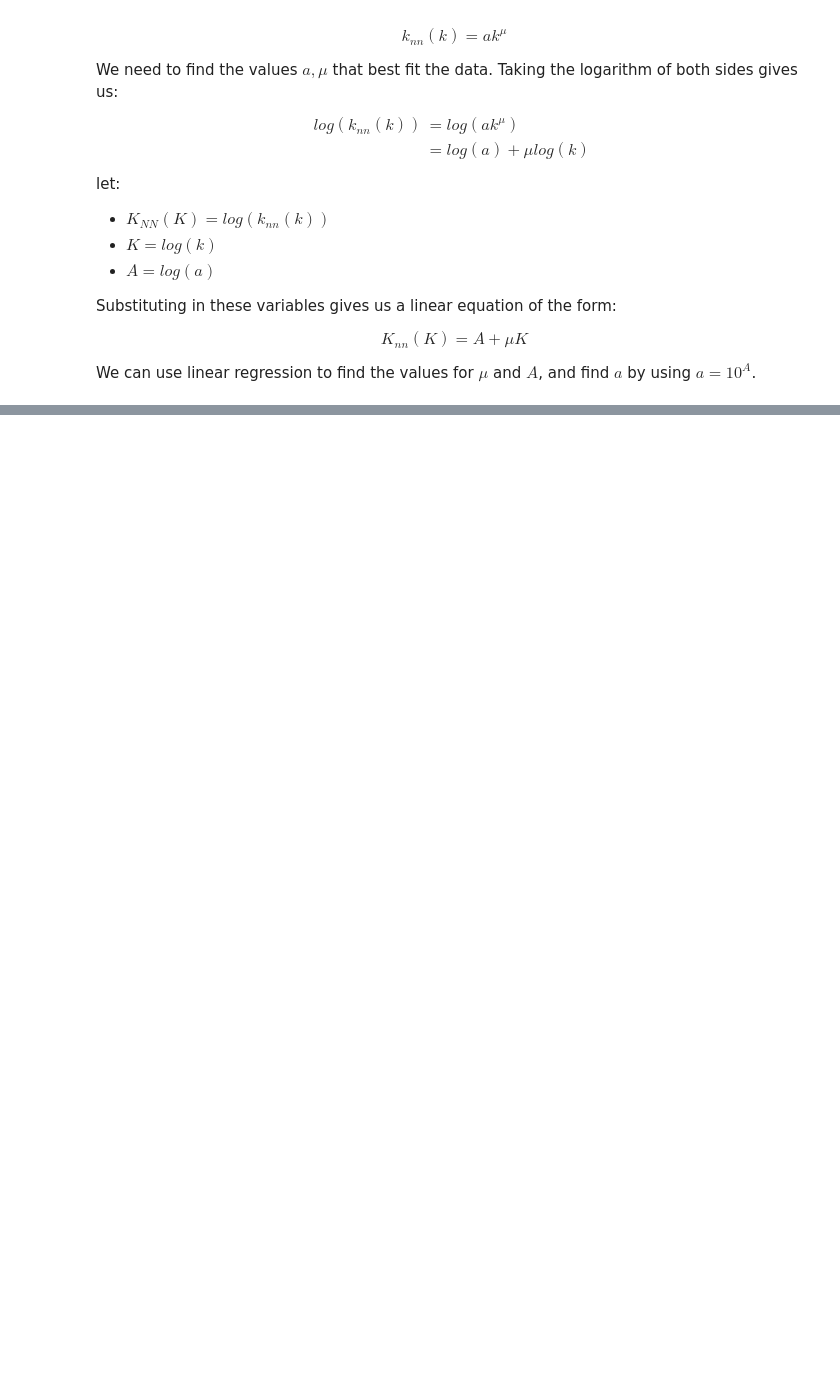
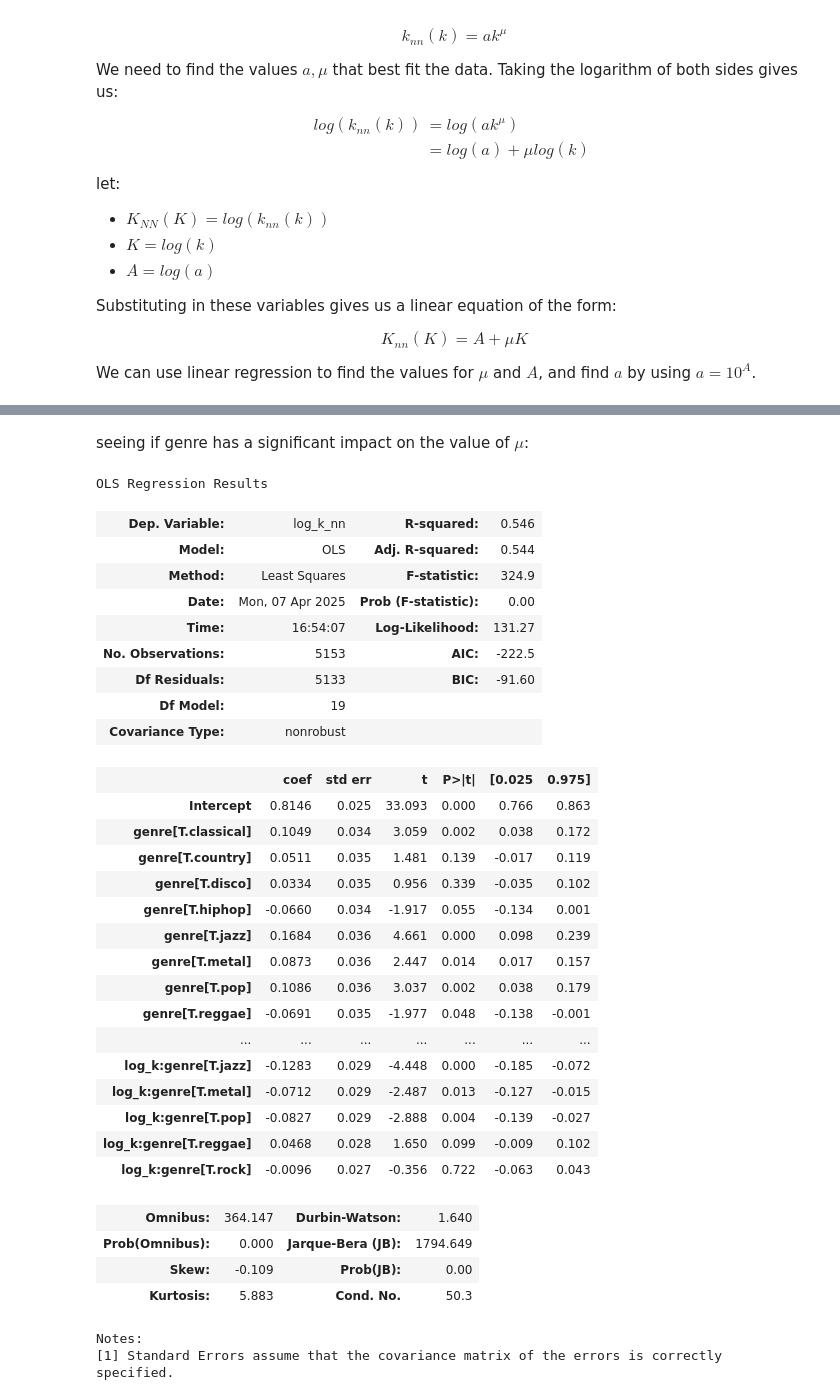
Before and after one commit to Ekkiddle/572NetworkProject, a Jupyter notebook: degree-correlation/degree_correlation.ipynb, the cells around one changed output, grey strips where cells are left out. Drawn from its saved outputs; the diff is of its cells as text; code cells hidden in the pictures; blank space fills up the shorter version.

Commit message:
finding effect of genre on degree correlation

```diff
--- a/degree-correlation/degree_correlation.ipynb
+++ b/degree-correlation/degree_correlation.ipynb
@@ -181,5 +181,23 @@ def get_degree_probabilities_and_plot(network: nx.Graph, genre):
 
     return degree_probability_matrix
+# %%
+def get_degree_probabilities(network: nx.Graph):
+    max_degree = max(k for node, k in network.degree())
+    degree_count_matrix = np.zeros(shape=(max_degree, max_degree))
+    degrees = network.degree
+
+    # j = row
+    # k = column
+    # For every edge in the network, count the number of times a node with degree j
+    # is connected to a node with degree k
+    for e in network.edges:
+        j = degrees[e[0]] - 1
+        k = degrees[e[1]] - 1
+        degree_count_matrix[j, k] += 1
+
+    # divide by the total number of edges to get a probability distribution
+    degree_probability_matrix = degree_count_matrix / network.number_of_edges()
+    return degree_probability_matrix
 # %%
 # computes the assortativity coefficient r from the lecture on null models
 def compute_r(prob_matrix):
@@ -189,6 +207,17 @@ def compute_r(prob_matrix):
     differences = np.sum([(j*k)*(prob_matrix[j][k] - (q_j[j] * q_k[k])) for j in range(size) for k in range(size)])
     sigma = (np.sum([(k**2) * q_k[k] for k in range(size)])) - (np.sum([k * q_k[k] for k in range(size)])**2)
     return differences/sigma
+# %%
+def get_null_r(ensemble):
+    network_nos = ensemble['network_no'].unique()
+    null_rs = []
+    for i in network_nos:
+        null_edge_list = ensemble.loc[ensemble['network_no'] == i]
+        null_network = nx.from_pandas_edgelist(null_edge_list, source='source', target='target')
+        degree_probabilities = get_degree_probabilities(null_network)
+        null_rs.append(compute_r(degree_probabilities))
+    stats = np.array(statsmodels.stats.descriptivestats.Description(null_rs, stats = ['mean', 'ci'], alpha = 0.05).frame)
+    return stats
 # %%
 def degree_correlation_metrics():
     genres = ['blues', 'classical','country','disco','hiphop','jazz','metal','pop','reggae','rock']
@@ -238,3 +287,3 @@ def degree_correlation_metrics():
 # %%
-degree_correlation_metrics()
+metrics, k_nn_df = degree_correlation_metrics()
 # %% [output]
@@ -251,0 +300,45 @@ degree_correlation_metrics()
+# %% [markdown]
+seeing if genre has a significant impact on the value of $\mu$:
+# %%
+k_nn_df['log_k'] = np.log10(k_nn_df['k'])
+k_nn_df['log_k_nn'] = np.log10(k_nn_df['k_nn'])
+# %%
+# Create linear regression model fitting k_nn against k, and has the genre as an interaction
+k_nn_model = ols("log_k_nn ~ log_k*genre", data=k_nn_df).fit()
+k_nn_model.summary()
+#
+# k_nn_model_mult = ols("log_k_nn ~ log_k*genre", data=k_nn_df).fit()
+# print(k_nn_model_mult.summary())
+# %% [output]
+OLS Regression Results
+| Dep. Variable: | log_k_nn | R-squared: | 0.546 |
+| Model: | OLS | Adj. R-squared: | 0.544 |
+| Method: | Least Squares | F-statistic: | 324.9 |
+| Date: | Mon, 07 Apr 2025 | Prob (F-statistic): | 0.00 |
+| Time: | 16:54:07 | Log-Likelihood: | 131.27 |
+| No. Observations: | 5153 | AIC: | -222.5 |
+| Df Residuals: | 5133 | BIC: | -91.60 |
+| Df Model: | 19 |  |  |
+| Covariance Type: | nonrobust |  |  |
+|  | coef | std err | t | P>|t| | [0.025 | 0.975] |
+| Intercept | 0.8146 | 0.025 | 33.093 | 0.000 | 0.766 | 0.863 |
+| genre[T.classical] | 0.1049 | 0.034 | 3.059 | 0.002 | 0.038 | 0.172 |
+| genre[T.country] | 0.0511 | 0.035 | 1.481 | 0.139 | -0.017 | 0.119 |
+| genre[T.disco] | 0.0334 | 0.035 | 0.956 | 0.339 | -0.035 | 0.102 |
+| genre[T.hiphop] | -0.0660 | 0.034 | -1.917 | 0.055 | -0.134 | 0.001 |
+| genre[T.jazz] | 0.1684 | 0.036 | 4.661 | 0.000 | 0.098 | 0.239 |
+| genre[T.metal] | 0.0873 | 0.036 | 2.447 | 0.014 | 0.017 | 0.157 |
+| genre[T.pop] | 0.1086 | 0.036 | 3.037 | 0.002 | 0.038 | 0.179 |
+| genre[T.reggae] | -0.0691 | 0.035 | -1.977 | 0.048 | -0.138 | -0.001 |
+| ... | ... | ... | ... | ... | ... | ... |
+| log_k:genre[T.jazz] | -0.1283 | 0.029 | -4.448 | 0.000 | -0.185 | -0.072 |
+| log_k:genre[T.metal] | -0.0712 | 0.029 | -2.487 | 0.013 | -0.127 | -0.015 |
+| log_k:genre[T.pop] | -0.0827 | 0.029 | -2.888 | 0.004 | -0.139 | -0.027 |
+| log_k:genre[T.reggae] | 0.0468 | 0.028 | 1.650 | 0.099 | -0.009 | 0.102 |
+| log_k:genre[T.rock] | -0.0096 | 0.027 | -0.356 | 0.722 | -0.063 | 0.043 |
+| Omnibus: | 364.147 | Durbin-Watson: | 1.640 |
+| Prob(Omnibus): | 0.000 | Jarque-Bera (JB): | 1794.649 |
+| Skew: | -0.109 | Prob(JB): | 0.00 |
+| Kurtosis: | 5.883 | Cond. No. | 50.3 |
+Notes:
+[1] Standard Errors assume that the covariance matrix of the errors is correctly specified.
```
Also changed, not shown: parts of 7 cells of this notebook, 3 other files.
